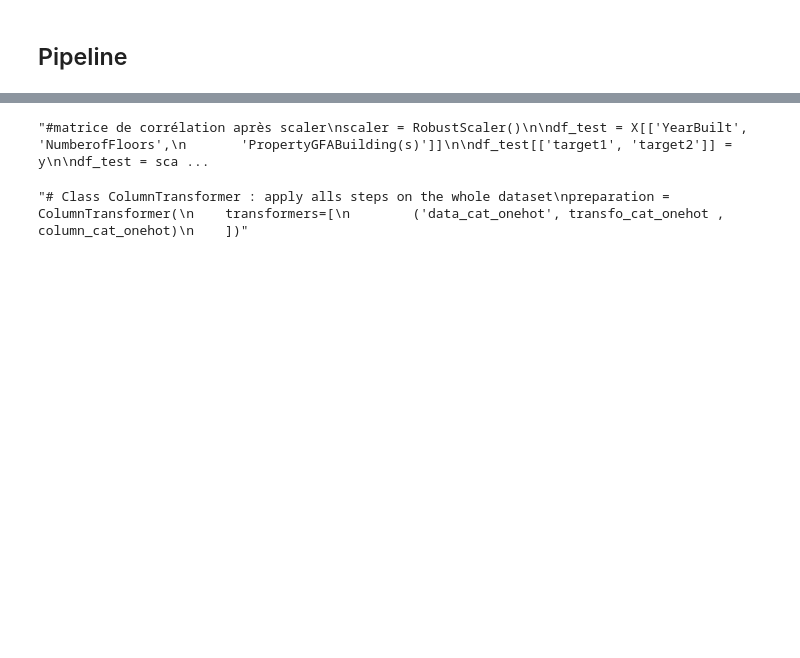
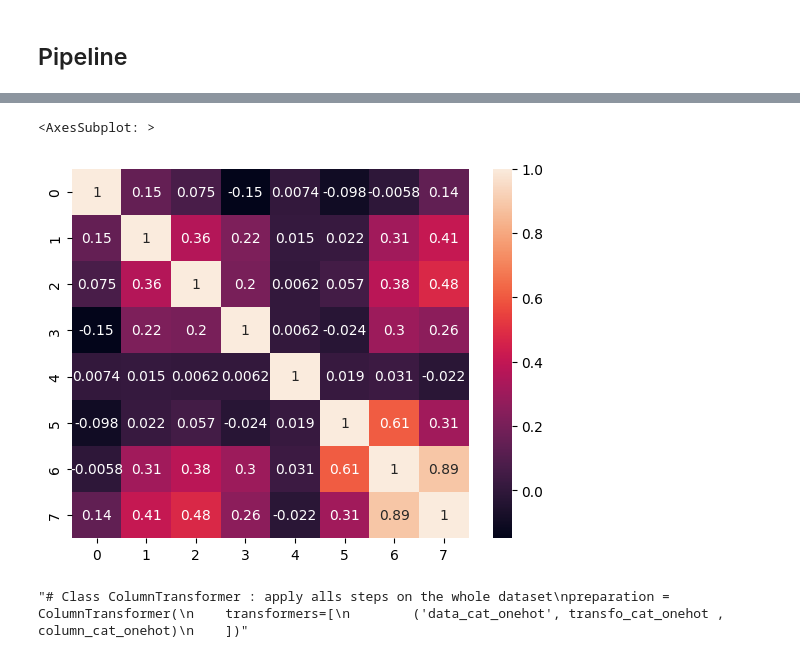
Before and after one commit to data-IA-2022/CO2_Maud_Tarik, a Jupyter notebook: model-multioutput.ipynb, the cells around one changed output, grey strips where cells are left out. Saved outputs shown, nothing was run; the diff lists cells and outputs as text; code cells hidden in the pictures; blank space fills up the shorter version.

Commit message:
corr matrix bool

```diff
--- a/model-multioutput.ipynb
+++ b/model-multioutput.ipynb
@@ -143,19 +151,20 @@ sns.heatmap(df_test.corr(), annot=True)'''
 # %%
 '''#matrice de corrélation après scaler
 scaler = RobustScaler()
 
-df_test = X[['YearBuilt', 'NumberofFloors',
-       'PropertyGFABuilding(s)']]
+df_test = X.drop(['BuildingType', 'PrimaryPropertyType'], axis=1)
 
 df_test[['target1', 'target2']] = y
 
 df_test = scaler.fit_transform(df_test)
 
 df_test = pd.DataFrame(df_test)
 
-sns.heatmap(df_test.corr(), annot=True)'''
+sns.heatmap(df_test.corr(), annot=True)
+'''
 # %% [output]
-"#matrice de corrélation après scaler\nscaler = RobustScaler()\n\ndf_test = X[['YearBuilt', 'NumberofFloors',\n       'PropertyGFABuilding(s)']]\n\ndf_test[['target1', 'target2']] = y\n\ndf_test = sca ...
+<AxesSubplot: >
+[figure, added]
 # %%
 # Création du préparateur de données
 preparation = ColumnTransformer(transformers=[
```
Also changed, not shown: parts of 2 cells of this notebook.
